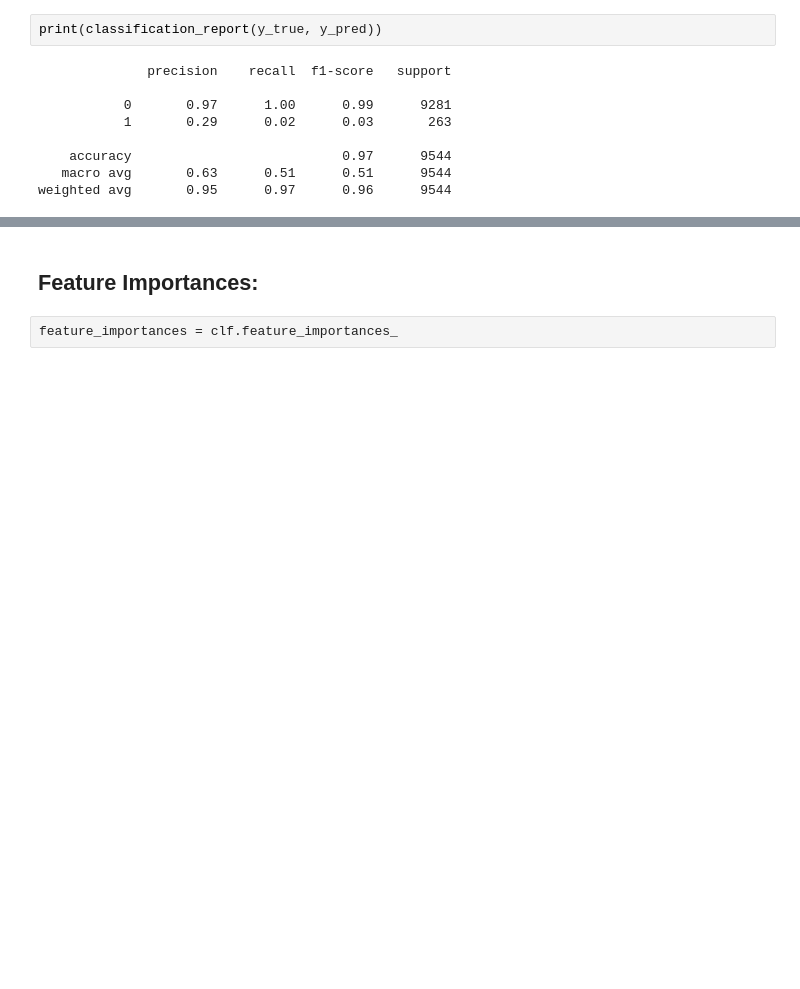
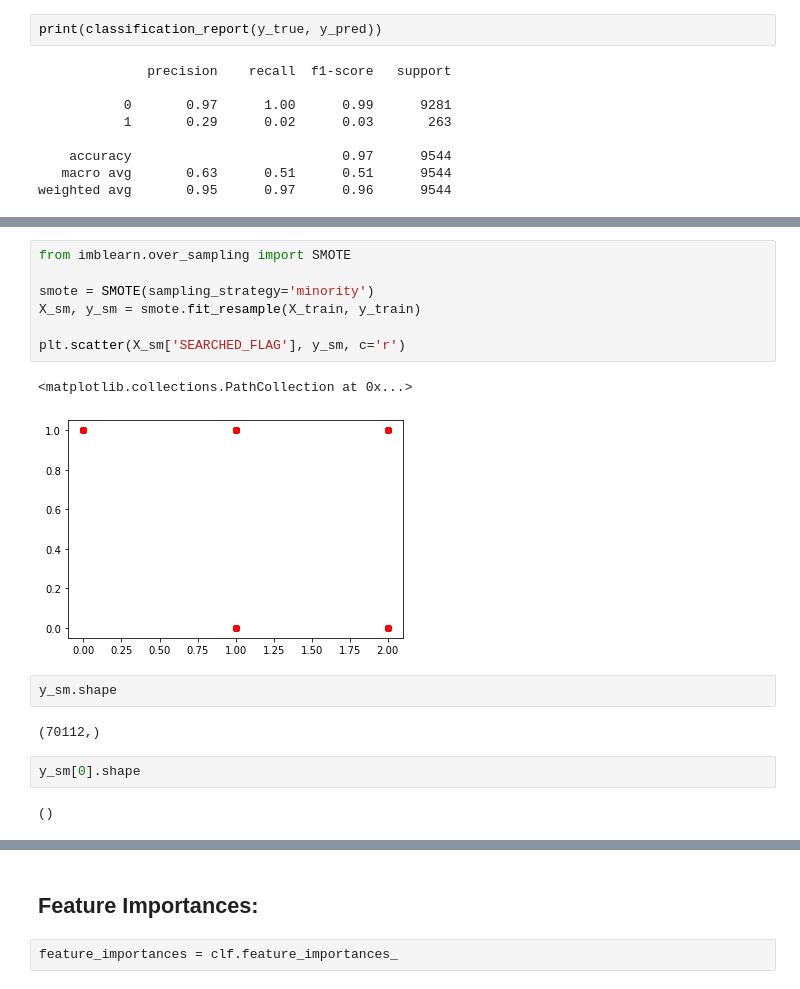
Before and after one commit to uzmabb182/data-detection-using-machine-learning, a Jupyter notebook: static/data_processing/sfq_summon_prediction.ipynb, the cells around one changed output, grey strips where cells are left out. Drawn from its saved outputs; the diff is of its cells as text; blank space fills up the shorter version.

```diff
--- a/static/data_processing/sfq_summon_prediction.ipynb
+++ b/static/data_processing/sfq_summon_prediction.ipynb
@@ -2246,0 +2343,18 @@ weighted avg       0.95      0.97      0.96      9544
+# %%
+from imblearn.over_sampling import SMOTE
+
+smote = SMOTE(sampling_strategy='minority')
+X_sm, y_sm = smote.fit_resample(X_train, y_train)
+
+plt.scatter(X_sm['SEARCHED_FLAG'], y_sm, c='r')
+# %% [output]
+<matplotlib.collections.PathCollection at 0x...>
+[figure, added]
+# %%
+y_sm.shape
+# %% [output]
+(70112,)
+# %%
+y_sm[0].shape
+# %% [output]
+()
```
Also changed, not shown: parts of 32 cells of this notebook.
